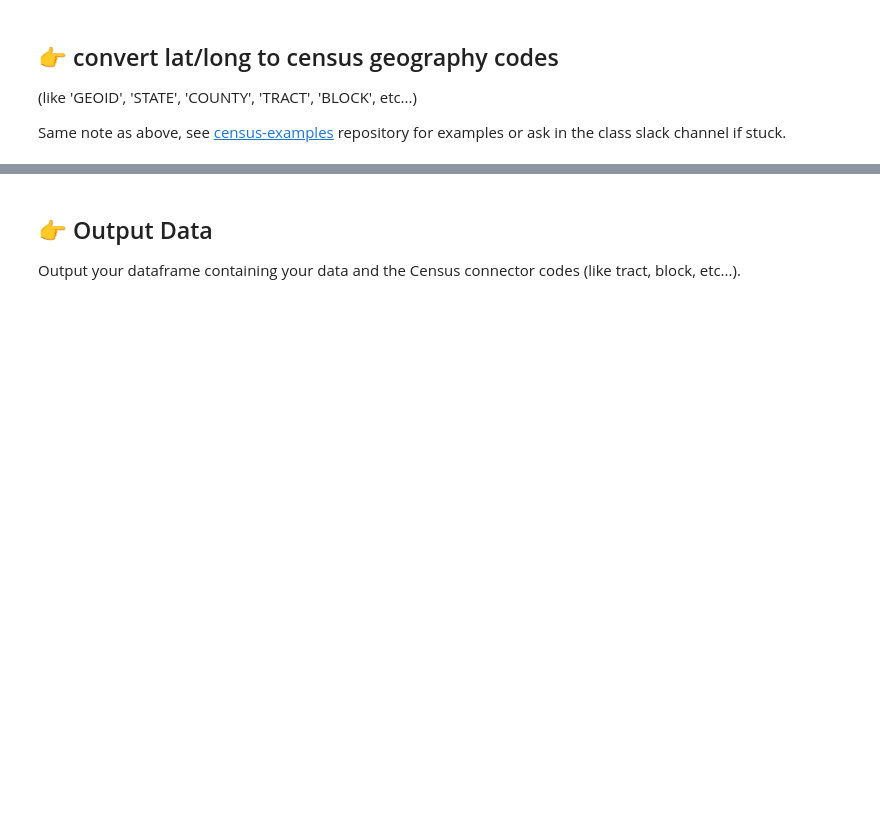
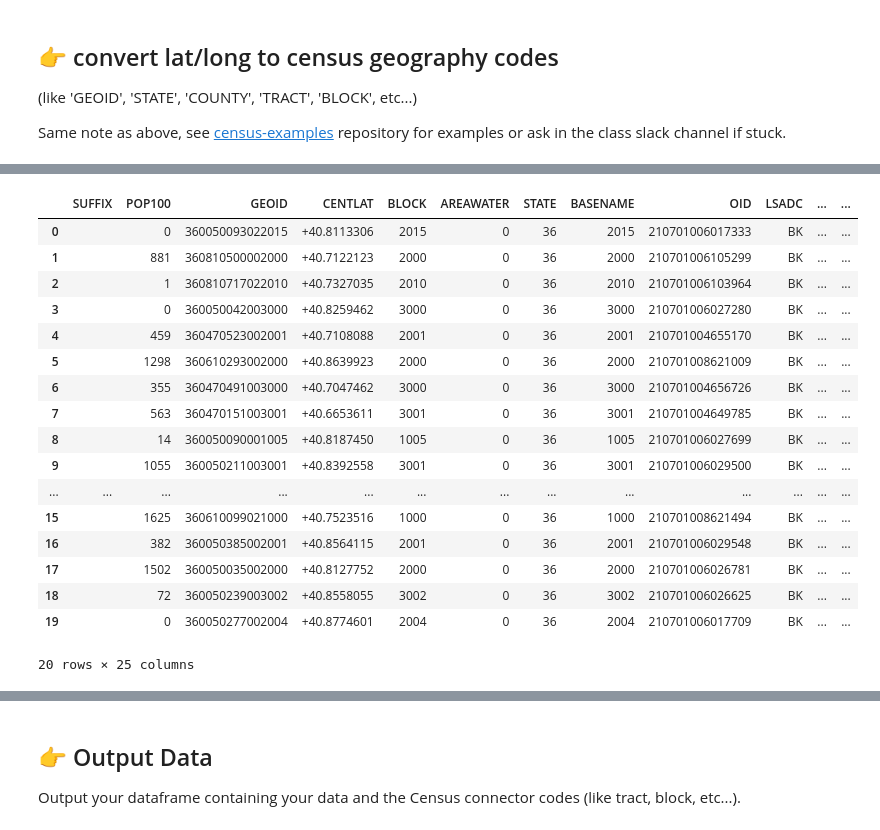
Before and after one commit to radhika3558/connect-to-census, a Jupyter notebook: connect-to-census.ipynb, the cells around one changed output, grey strips where cells are left out. Drawn from its saved outputs; the diff is of its cells as text; code cells hidden in the pictures; blank space fills up the shorter version.

```diff
--- a/connect-to-census.ipynb
+++ b/connect-to-census.ipynb
@@ -173,0 +181,28 @@ census_geos_df
+# %%
+import pandas as pd
+
+# Assuming census_geos_df is your existing dataframe
+# Create a new column 'GEOID_Modified' with the GEOID values minus the last four digits
+census_geos_df['GEOID_Modified'] = census_geos_df['GEOID'].astype(str).str.slice(0, -4)
+
+# Display the updated dataframe to verify the new column
+census_geos_df.head(20)
+# %% [output]
+|  | SUFFIX | POP100 | GEOID | CENTLAT | BLOCK | AREAWATER | STATE | BASENAME | OID | LSADC | ... | ... |
+| 0 |  | 0 | 360050093022015 | +40.8113306 | 2015 | 0 | 36 | 2015 | 210701006017333 | BK | ... | ... |
+| 1 |  | 881 | 360810500002000 | +40.7122123 | 2000 | 0 | 36 | 2000 | 210701006105299 | BK | ... | ... |
+| 2 |  | 1 | 360810717022010 | +40.7327035 | 2010 | 0 | 36 | 2010 | 210701006103964 | BK | ... | ... |
+| 3 |  | 0 | 360050042003000 | +40.8259462 | 3000 | 0 | 36 | 3000 | 210701006027280 | BK | ... | ... |
+| 4 |  | 459 | 360470523002001 | +40.7108088 | 2001 | 0 | 36 | 2001 | 210701004655170 | BK | ... | ... |
+| 5 |  | 1298 | 360610293002000 | +40.8639923 | 2000 | 0 | 36 | 2000 | 210701008621009 | BK | ... | ... |
+| 6 |  | 355 | 360470491003000 | +40.7047462 | 3000 | 0 | 36 | 3000 | 210701004656726 | BK | ... | ... |
+| 7 |  | 563 | 360470151003001 | +40.6653611 | 3001 | 0 | 36 | 3001 | 210701004649785 | BK | ... | ... |
+| 8 |  | 14 | 360050090001005 | +40.8187450 | 1005 | 0 | 36 | 1005 | 210701006027699 | BK | ... | ... |
+| 9 |  | 1055 | 360050211003001 | +40.8392558 | 3001 | 0 | 36 | 3001 | 210701006029500 | BK | ... | ... |
+| ... | ... | ... | ... | ... | ... | ... | ... | ... | ... | ... | ... | ... |
+| 15 |  | 1625 | 360610099021000 | +40.7523516 | 1000 | 0 | 36 | 1000 | 210701008621494 | BK | ... | ... |
+| 16 |  | 382 | 360050385002001 | +40.8564115 | 2001 | 0 | 36 | 2001 | 210701006029548 | BK | ... | ... |
+| 17 |  | 1502 | 360050035002000 | +40.8127752 | 2000 | 0 | 36 | 2000 | 210701006026781 | BK | ... | ... |
+| 18 |  | 72 | 360050239003002 | +40.8558055 | 3002 | 0 | 36 | 3002 | 210701006026625 | BK | ... | ... |
+| 19 |  | 0 | 360050277002004 | +40.8774601 | 2004 | 0 | 36 | 2004 | 210701006017709 | BK | ... | ... |
+20 rows × 25 columns
```
Also changed, not shown: parts of 7 cells of this notebook.
